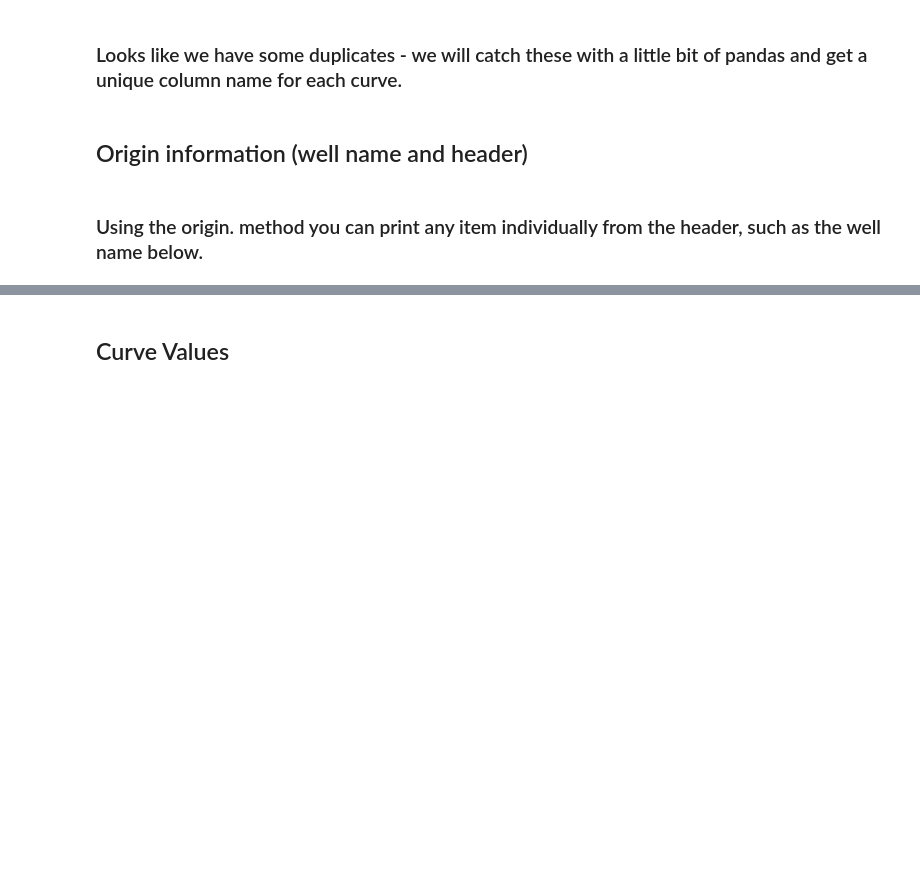
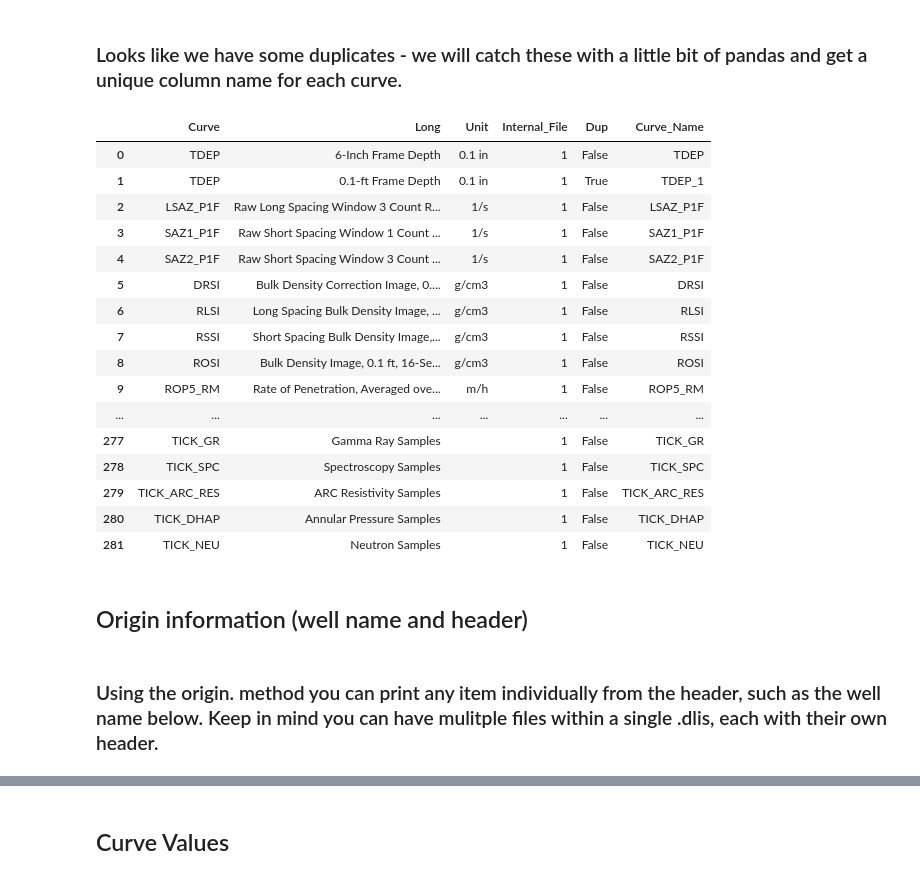
Before and after one commit to aruss175/DLISIO_Notebooks, a Jupyter notebook: DLISIO_Simple_Reading.ipynb, the cells around one changed output, grey strips where cells are left out. Cells and saved outputs as stored; diff of their text form; code cells hidden in the pictures; blank space fills up the shorter version.

Commit message:
Updated to reflect dlisio 0.1.11 changes

```diff
--- a/DLISIO_Simple_Reading.ipynb
+++ b/DLISIO_Simple_Reading.ipynb
@@ -24,7 +26,7 @@ import numpy.lib.recfunctions as rfn
 # %% [markdown]
 ### We will load a file from the open source Volve dataset available here: https://data.equinor.com/dataset/Volve
 # %%
-filepath = r"C:\Users\aruss\Downloads\Volve_Well_logs_pr_WELL\15_9-F-4\02.LWD_EWL\WLC_RAW_CAL-DEN-GR-NEU-REMP_MWD_1.DLIS"
+filepath = r"C:\Users\aruss\OneDrive - Equinor\Desktop_2019\Volve_Well_logs_pr_WELL\15_9-F-4\02.LWD_EWL\WL_RAW_CAL-DEN-GR-NEU-REMP_MWD_1.DLIS"
 # %% [markdown]
 ## Reading a dlis file
 
@@ -34,19 +36,32 @@ curves_L = []
 curves_name = []
 longs = []
 unit = []
-with dlisio.load(filepath) as d:
-    for channel in d.channels:
-        curves_name.append(channel.name)
-        longs.append(channel.long_name)
-        unit.append(channel.units)
+files_L = []
+files_num_count = 0
+files_num = []
+with dlisio.load(filepath) as file:
+    for d in file:
+        files_L.append(d)
+        files_num_count = files_num_count + 1
+        for channel in d.channels:
+            curves_name.append(channel.name)
+            longs.append(channel.long_name)
+            unit.append(channel.units)
+            files_num.append(files_num_count)
+        curve_index = pd.DataFrame(
+        {'Curve': curves_name,
+         'Long': longs,
+         'Unit': unit
+        })
+        for fram in d.frames:
+            fingerprint = fram.fingerprint
+            curves = d.curves(fingerprint)
+            curves_L.append(curves)
+        #for obj in d.objects:
+            #print(obj)
     curve_index = pd.DataFrame(
     {'Curve': curves_name,
-     'Long': longs,
-     'Unit': unit
-    })
-    for fram in d.frames:
-        fingerprint = fram.fingerprint
-        curves = d.curves(fingerprint)
-        curves_L.append(curves)
-    #for obj in d.objects:
-        #print(obj)
+    'Long': longs,
+    'Unit': unit,
+     'Internal_File': files_num
+        })
@@ -62,9 +113,27 @@ curve_index[0:10]
 curve_index['Dup'] = curve_index.duplicated('Curve')
 curve_index['Curve_Name'] = np.where(curve_index['Dup']==True, curve_index['Curve']+"_1", curve_index['Curve'])
 # %%
-curve_index[0:10]
+curve_index
+# %% [output]
+|  | Curve | Long | Unit | Internal_File | Dup | Curve_Name |
+| 0 | TDEP | 6-Inch Frame Depth | 0.1 in | 1 | False | TDEP |
+| 1 | TDEP | 0.1-ft Frame Depth | 0.1 in | 1 | True | TDEP_1 |
+| 2 | LSAZ_P1F | Raw Long Spacing Window 3 Count R... | 1/s | 1 | False | LSAZ_P1F |
+| 3 | SAZ1_P1F | Raw Short Spacing Window 1 Count ... | 1/s | 1 | False | SAZ1_P1F |
+| 4 | SAZ2_P1F | Raw Short Spacing Window 3 Count ... | 1/s | 1 | False | SAZ2_P1F |
+| 5 | DRSI | Bulk Density Correction Image, 0.... | g/cm3 | 1 | False | DRSI |
+| 6 | RLSI | Long Spacing Bulk Density Image, ... | g/cm3 | 1 | False | RLSI |
+| 7 | RSSI | Short Spacing Bulk Density Image,... | g/cm3 | 1 | False | RSSI |
+| 8 | ROSI | Bulk Density Image, 0.1 ft, 16-Se... | g/cm3 | 1 | False | ROSI |
+| 9 | ROP5_RM | Rate of Penetration, Averaged ove... | m/h | 1 | False | ROP5_RM |
+| ... | ... | ... | ... | ... | ... | ... |
+| 277 | TICK_GR | Gamma Ray Samples |  | 1 | False | TICK_GR |
+| 278 | TICK_SPC | Spectroscopy Samples |  | 1 | False | TICK_SPC |
+| 279 | TICK_ARC_RES | ARC Resistivity Samples |  | 1 | False | TICK_ARC_RES |
+| 280 | TICK_DHAP | Annular Pressure Samples |  | 1 | False | TICK_DHAP |
+| 281 | TICK_NEU | Neutron Samples |  | 1 | False | TICK_NEU |
 # %% [markdown]
 ## Origin information (well name and header)
 # %% [markdown]
-### Using the origin. method you can print any item individually from the header, such as the well name below.
+### Using the origin. method you can print any item individually from the header, such as the well name below.  Keep in mind you can have mulitple files within a single .dlis, each with their own header.
 # %%
```
Also changed, not shown: parts of 24 cells of this notebook.
